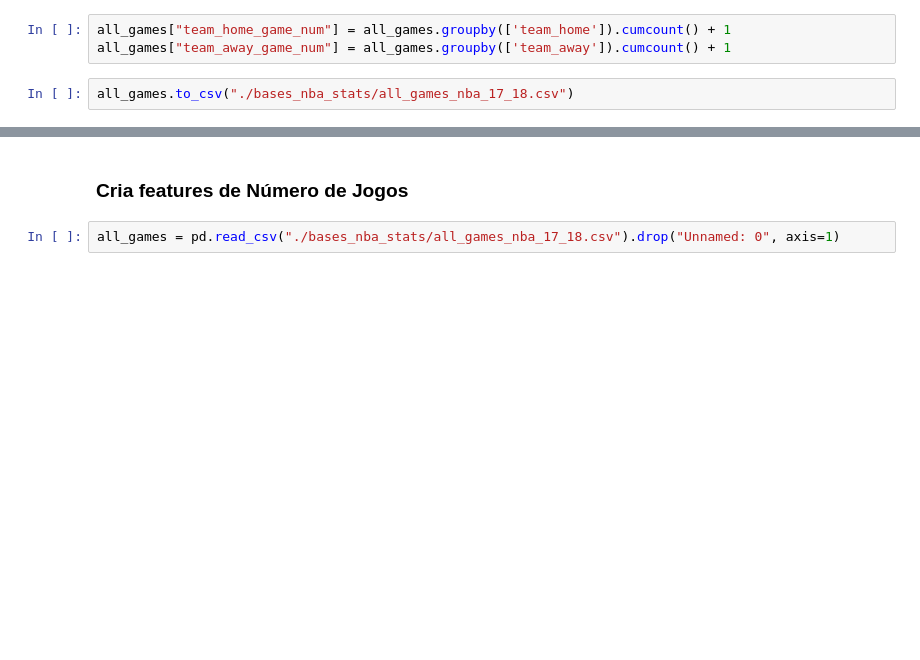
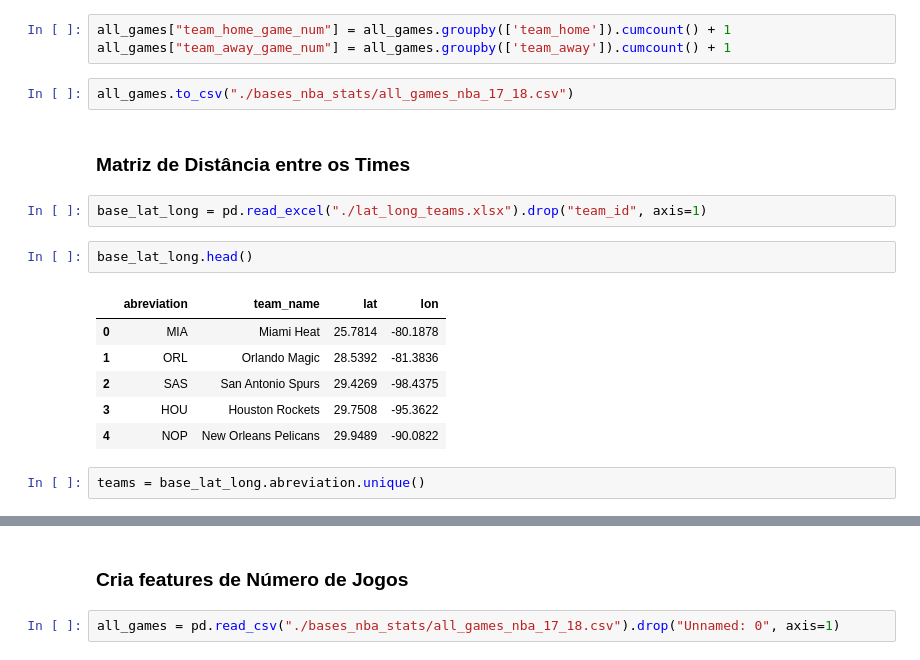
Before and after one commit to rafaelgasp/nba_games, a Jupyter notebook: Sumariza_Por_Jogo.ipynb, the cells around one changed output, grey strips where cells are left out. Cells and saved outputs as stored; diff of their text form; blank space fills up the shorter version.

```diff
--- a/Sumariza_Por_Jogo.ipynb
+++ b/Sumariza_Por_Jogo.ipynb
@@ -65,3 +66,18 @@ all_games["team_home_game_num"] = all_games.groupby(['team_home']).cumcount() +
 all_games["team_away_game_num"] = all_games.groupby(['team_away']).cumcount() + 1
 # %%
 all_games.to_csv("./bases_nba_stats/all_games_nba_17_18.csv")
+# %% [markdown]
+### Matriz de Distância entre os Times
+# %%
+base_lat_long = pd.read_excel("./lat_long_teams.xlsx").drop("team_id", axis=1)
+# %%
+base_lat_long.head()
+# %% [output]
+|  | abreviation | team_name | lat | lon |
+| 0 | MIA | Miami Heat | 25.7814 | -80.1878 |
+| 1 | ORL | Orlando Magic | 28.5392 | -81.3836 |
+| 2 | SAS | San Antonio Spurs | 29.4269 | -98.4375 |
+| 3 | HOU | Houston Rockets | 29.7508 | -95.3622 |
+| 4 | NOP | New Orleans Pelicans | 29.9489 | -90.0822 |
+# %%
+teams = base_lat_long.abreviation.unique()
```
Also changed, not shown: parts of 21 cells of this notebook, 7 other files.
